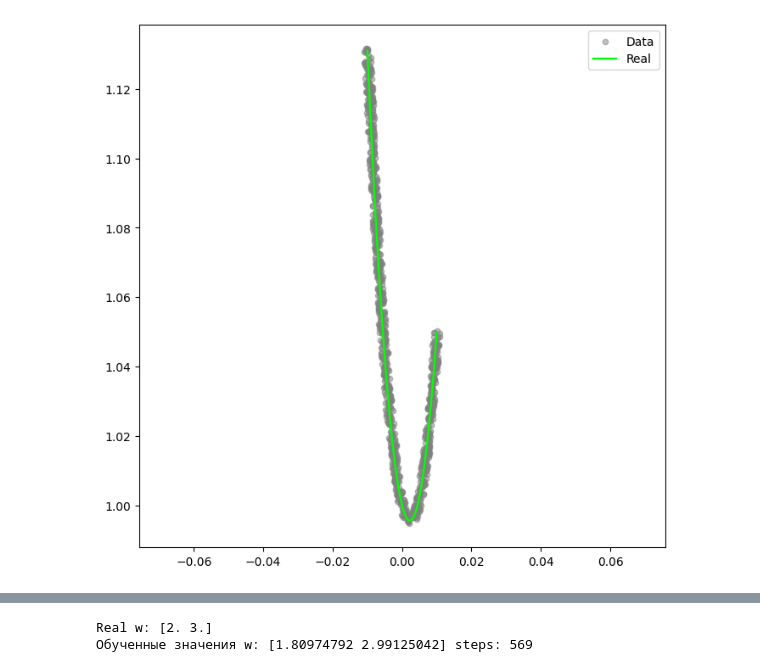
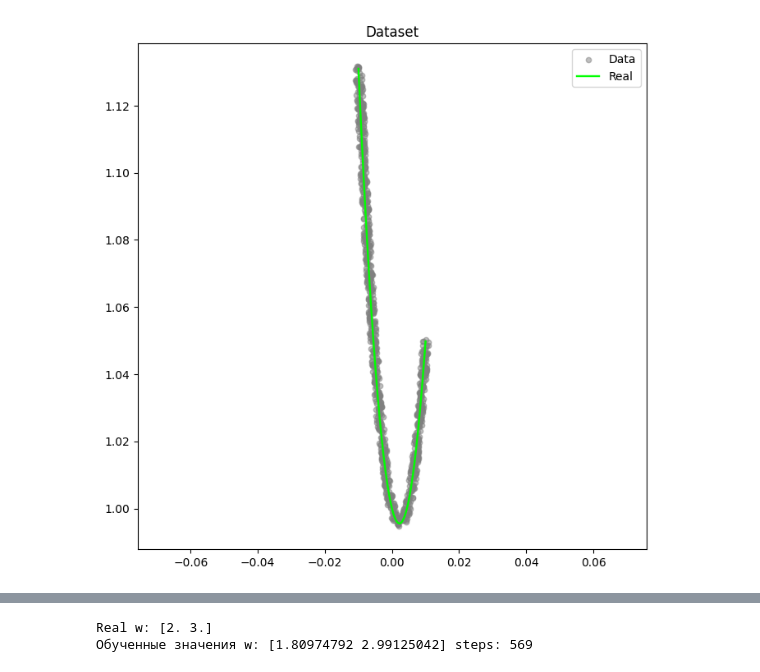
Before and after one commit to trio-at-optimization/optimization-lab4, a Jupyter notebook: Sources/T1/Research.ipynb, the cells around one changed output, grey strips where cells are left out. Saved outputs shown, nothing was run; the diff lists cells and outputs as text; code cells hidden in the pictures.

```diff
--- a/Sources/T1/Research.ipynb
+++ b/Sources/T1/Research.ipynb
@@ -7,25 +7,25 @@ import numpy as np
 # %%
 import torch
 
 dataset_name = '1'
 dataset_params = helper.get_params_dataset(dataset_name)
 dataset_filename = helper.get_filenames_datasets()[dataset_name]
 f = helper.get_func_research(dataset_params['f_label'])
 
 X, Y, datasets = helper.load_datasets(dataset_filename)
 
-helper.print_generated(X, Y, datasets[0])
+helper.print_generated(X, Y, datasets[0], title="Dataset")
 
 real_w = np.array([dataset_params["w0"], dataset_params["w1"]], dtype=float)
 
 x_train, y_train = torch.from_numpy(datasets[0][:, :-1]), torch.from_numpy(datasets[0][:, -1:])
 
 eps_minimum = helper.mse_loss_torch(x_train, y_train, torch.from_numpy(real_w), f)
 eps_minimum = eps_minimum*1.1
 
 initial_w = np.array([-1.0, 0.1])
 # %% [output]
-[figure, old version]
+[figure, new version]
 # %%
 points = helper.train_torch_optim(f, x_train, y_train, eps_minimum, initial_w, helper.mse_loss_torch, torch.optim.SGD, lr=10)
 print(f'Real w: {real_w}')
```
Also changed, not shown: parts of 1 cell of this notebook.
